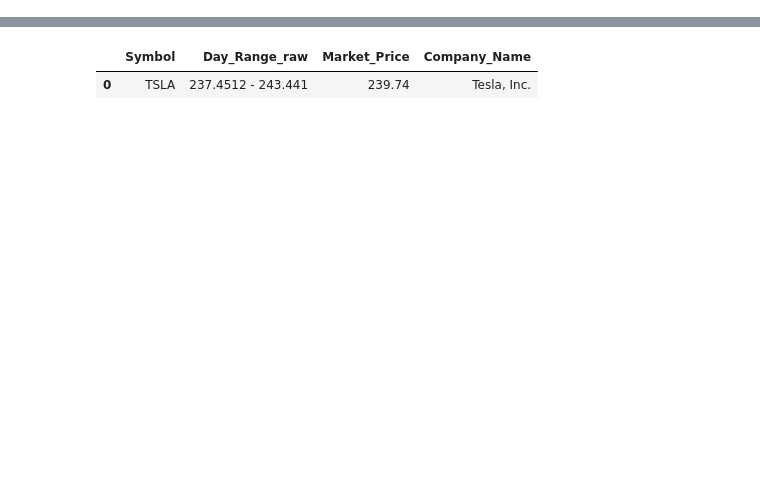
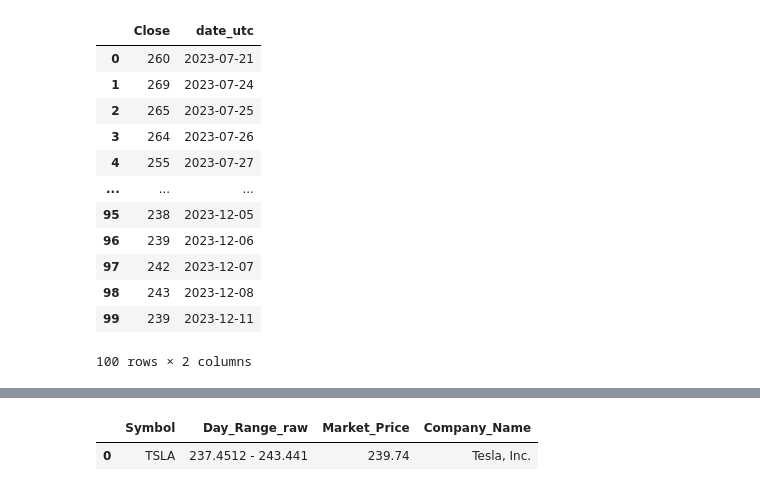
Before and after one commit to AprilHolmes7825/Project_1, a Jupyter notebook: Reddit_data_pull.ipynb, the cells around one changed output, grey strips where cells are left out. Saved outputs shown, nothing was run; the diff lists cells and outputs as text; code cells hidden in the pictures; blank space fills up the shorter version.

```diff
--- a/Reddit_data_pull.ipynb
+++ b/Reddit_data_pull.ipynb
@@ -170,0 +235,19 @@ df100
+# %%
+df100 = pd.concat([yeahoo2['Open'],yeah1['date_utc']], axis='columns')
+df200 = pd.concat([yeahoo22['Close'],yeah1['date_utc']], axis='columns')
+df100
+df200
+# %% [output]
+|  | Close | date_utc |
+| 0 | 260 | 2023-07-21 |
+| 1 | 269 | 2023-07-24 |
+| 2 | 265 | 2023-07-25 |
+| 3 | 264 | 2023-07-26 |
+| 4 | 255 | 2023-07-27 |
+| ... | ... | ... |
+| 95 | 238 | 2023-12-05 |
+| 96 | 239 | 2023-12-06 |
+| 97 | 242 | 2023-12-07 |
+| 98 | 243 | 2023-12-08 |
+| 99 | 239 | 2023-12-11 |
+100 rows × 2 columns
```
Also changed, not shown: parts of 8 cells of this notebook.
